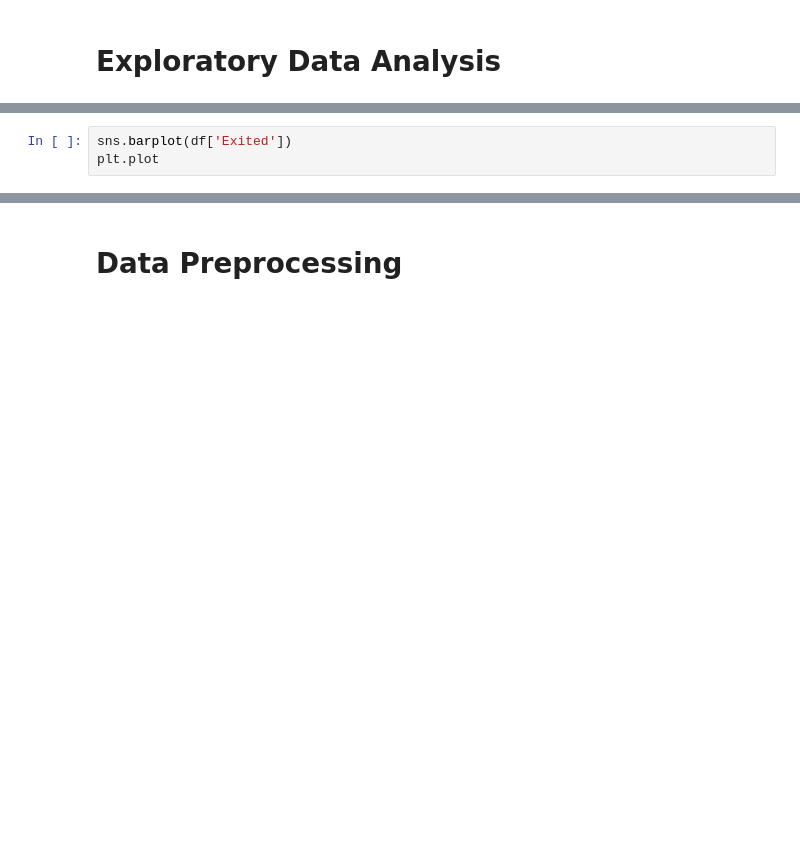
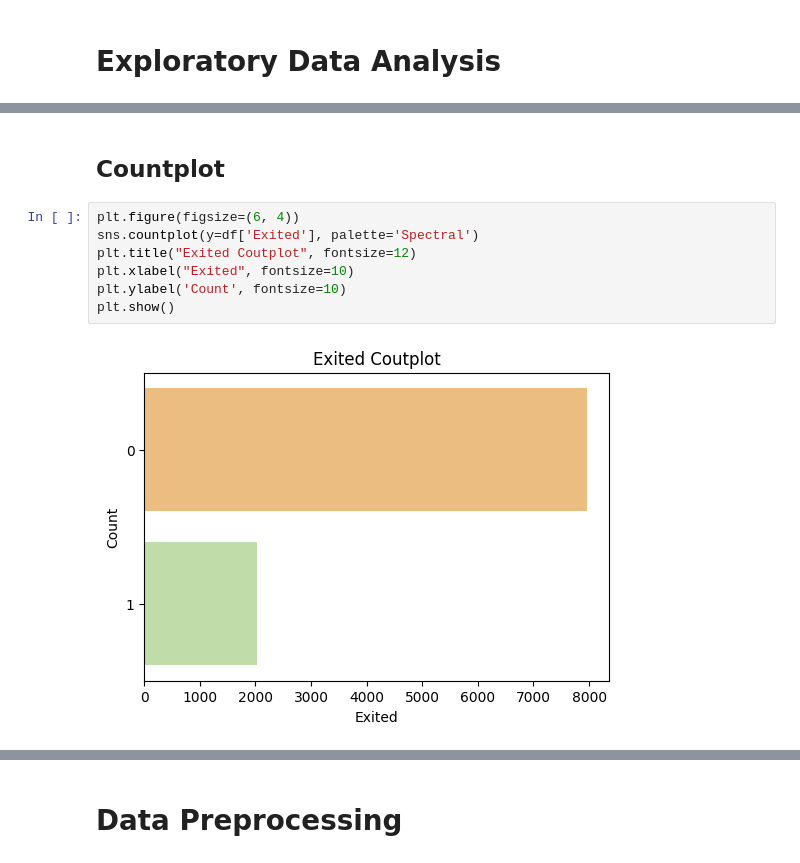
Before and after one commit to mohammadreza-mohammadi94/DataAnalysis-And-MachineLearning, a Jupyter notebook: 2. Marketing and Customer Analysis/Bank Customer Churn Prediction/Predicting_Churn_for_Bank_Customers.ipynb, the cells around one changed output, grey strips where cells are left out. Saved outputs shown, nothing was run; the diff lists cells and outputs as text; blank space fills up the shorter version.

```diff
--- a/2. Marketing and Customer Analysis/Bank Customer Churn Prediction/Predicting_Churn_for_Bank_Customers.ipynb
+++ b/2. Marketing and Customer Analysis/Bank Customer Churn Prediction/Predicting_Churn_for_Bank_Customers.ipynb
@@ -319,6 +324,14 @@ df.groupby('Gender')[['CreditScore', 'Age', 'Tenure', 'Balance',
 | Gender |  |  |  |  |  |  |  |  | ... |
 | Female | 650.831389 | 39.238389 | 4.966102 | 75659.369139 | 1.544134 | 0.702619 | 0.502751 | 100601.541382 | ... |
 | Male | 650.276892 | 38.658237 | 5.051677 | 77173.974506 | 1.518600 | 0.707898 | 0.525380 | 99664.576931 | ... |
-# %%
-sns.barplot(df['Exited'])
-plt.plot
+# %% [markdown]
+## Countplot
+# %%
+plt.figure(figsize=(6, 4))
+sns.countplot(y=df['Exited'], palette='Spectral')
+plt.title("Exited Coutplot", fontsize=12)
+plt.xlabel("Exited", fontsize=10)
+plt.ylabel('Count', fontsize=10)
+plt.show()
+# %% [output]
+[figure, added]
```
Also changed, not shown: parts of 25 cells of this notebook.
